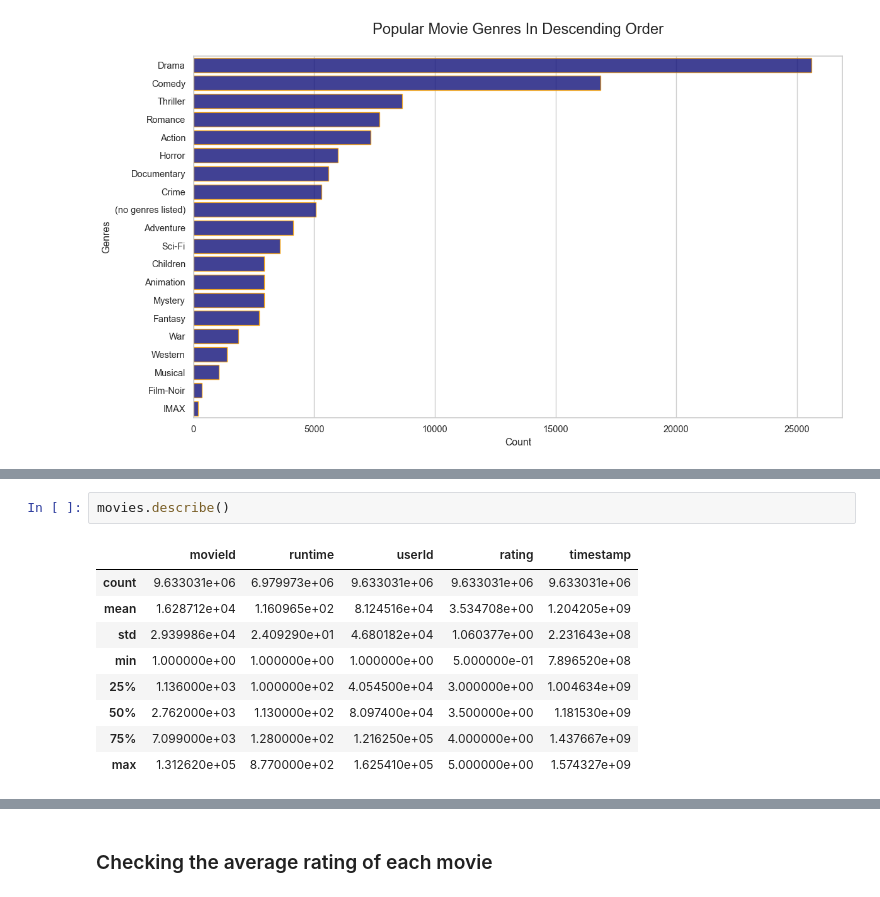
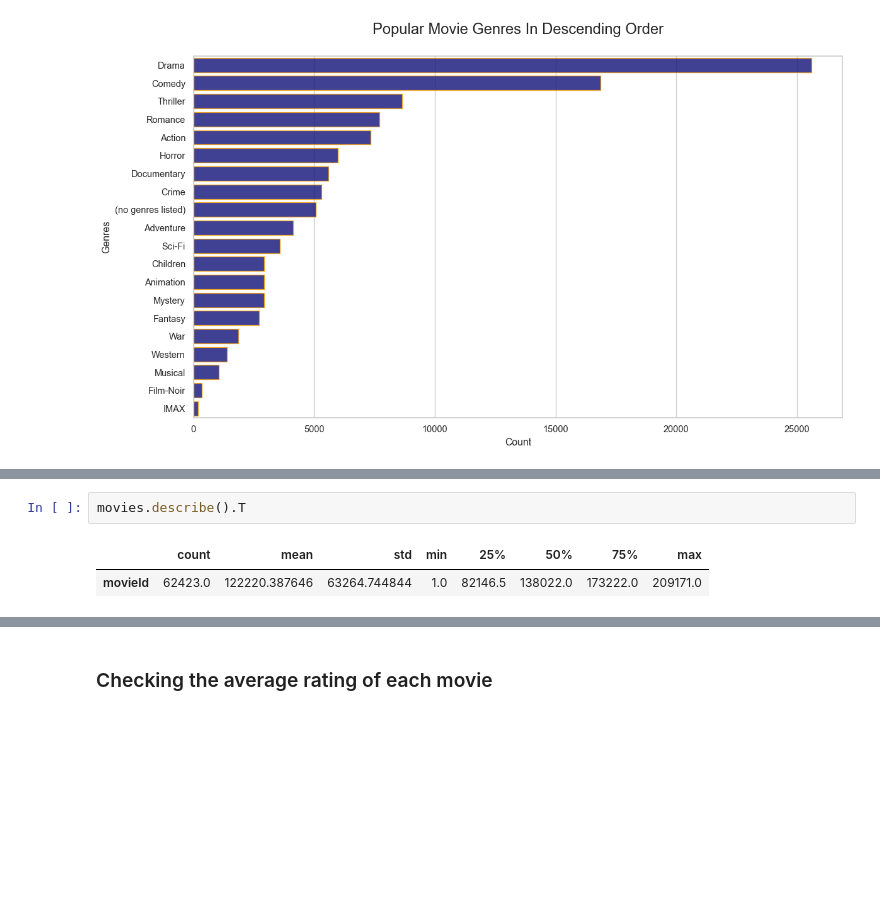
Before and after one commit to MrSathekge/Unsupervised-Learning-Sprint-2207FTDS-Team-JM5, a Jupyter notebook: Starter_Notebook.ipynb, the cells around one changed output, grey strips where cells are left out. Saved outputs shown, nothing was run; the diff lists cells and outputs as text; blank space fills up the shorter version.

Commit message:
Deleted the joined dataframe

```diff
--- a/Starter_Notebook.ipynb
+++ b/Starter_Notebook.ipynb
@@ -531,13 +518,6 @@ df.head()
 # %%
-movies.describe()
+movies.describe().T
 # %% [output]
-|  | movieId | runtime | userId | rating | timestamp |
-| count | 9.633031e+06 | 6.979973e+06 | 9.633031e+06 | 9.633031e+06 | 9.633031e+06 |
-| mean | 1.628712e+04 | 1.160965e+02 | 8.124516e+04 | 3.534708e+00 | 1.204205e+09 |
-| std | 2.939986e+04 | 2.409290e+01 | 4.680182e+04 | 1.060377e+00 | 2.231643e+08 |
-| min | 1.000000e+00 | 1.000000e+00 | 1.000000e+00 | 5.000000e-01 | 7.896520e+08 |
-| 25% | 1.136000e+03 | 1.000000e+02 | 4.054500e+04 | 3.000000e+00 | 1.004634e+09 |
-| 50% | 2.762000e+03 | 1.130000e+02 | 8.097400e+04 | 3.500000e+00 | 1.181530e+09 |
-| 75% | 7.099000e+03 | 1.280000e+02 | 1.216250e+05 | 4.000000e+00 | 1.437667e+09 |
-| max | 1.312620e+05 | 8.770000e+02 | 1.625410e+05 | 5.000000e+00 | 1.574327e+09 |
+|  | count | mean | std | min | 25% | 50% | 75% | max |
+| movieId | 62423.0 | 122220.387646 | 63264.744844 | 1.0 | 82146.5 | 138022.0 | 173222.0 | 209171.0 |
 # %%
```
Also changed, not shown: parts of 10 cells of this notebook.
